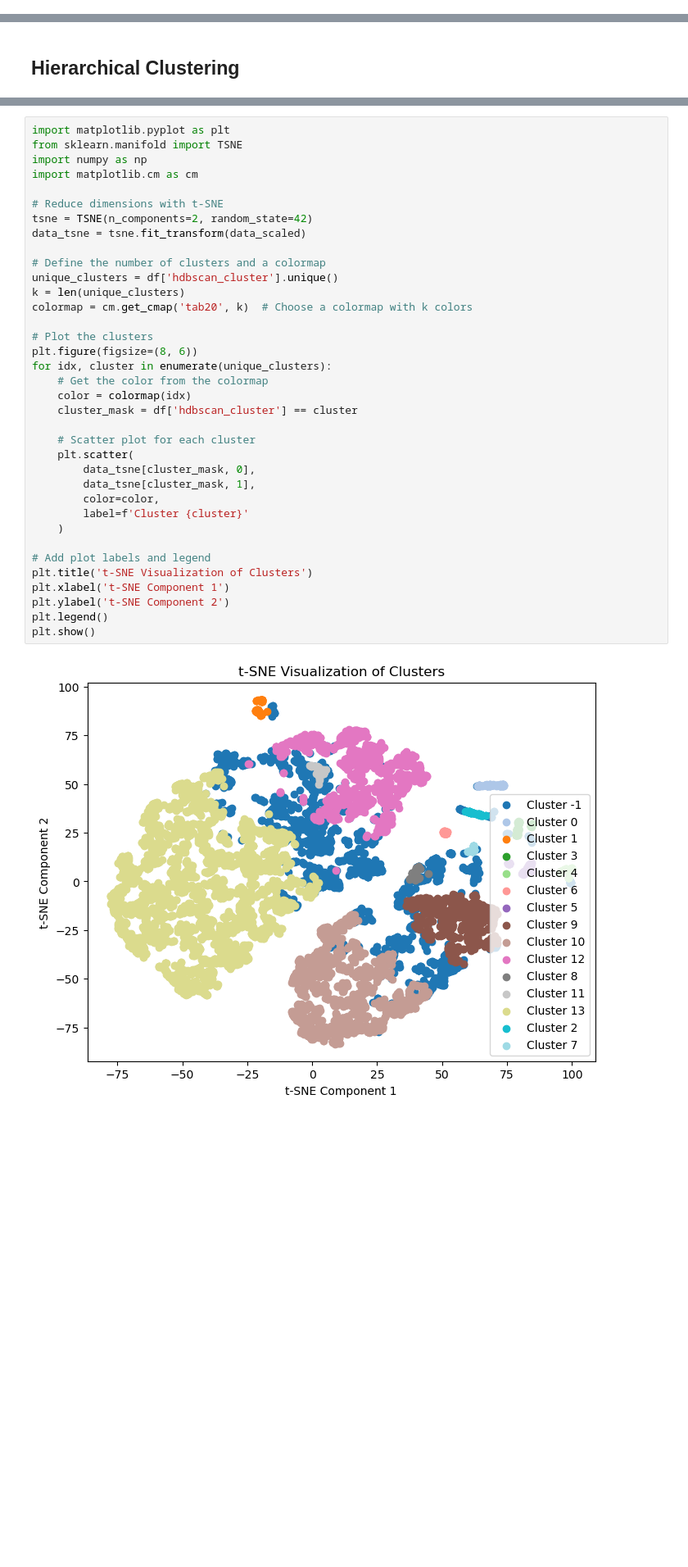
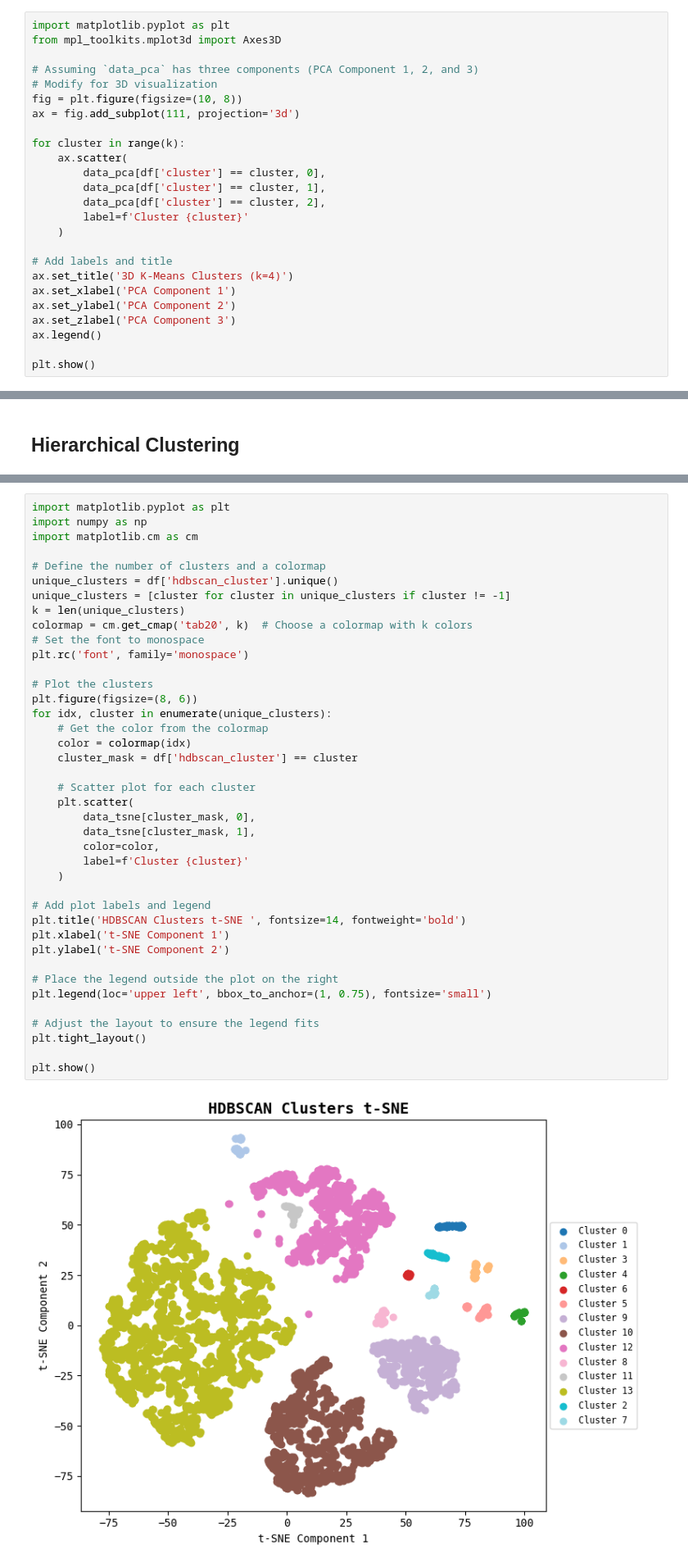
Before and after one commit to tgaspe/Clustering_Analysis, a Jupyter notebook: multivarite_data_analysis.ipynb, the cells around one changed output, grey strips where cells are left out. Shown at 82% size. Saved outputs shown, nothing was run; the diff lists cells and outputs as text; blank space fills up the shorter version.

```diff
--- a/multivarite_data_analysis.ipynb
+++ b/multivarite_data_analysis.ipynb
@@ -277,0 +260,25 @@ plt.show()
+# %%
+import matplotlib.pyplot as plt
+from mpl_toolkits.mplot3d import Axes3D
+
+# Assuming `data_pca` has three components (PCA Component 1, 2, and 3)
+# Modify for 3D visualization
+fig = plt.figure(figsize=(10, 8))
+ax = fig.add_subplot(111, projection='3d')
+
+for cluster in range(k):
+    ax.scatter(
+        data_pca[df['cluster'] == cluster, 0],
+        data_pca[df['cluster'] == cluster, 1],
+        data_pca[df['cluster'] == cluster, 2],
+        label=f'Cluster {cluster}'
+    )
+
+# Add labels and title
+ax.set_title('3D K-Means Clusters (k=4)')
+ax.set_xlabel('PCA Component 1')
+ax.set_ylabel('PCA Component 2')
+ax.set_zlabel('PCA Component 3')
+ax.legend()
+
+plt.show()
@@ -686,38 +714,42 @@ plt.show()
 # %%
 import matplotlib.pyplot as plt
-from sklearn.manifold import TSNE
 import numpy as np
 import matplotlib.cm as cm
 
-# Reduce dimensions with t-SNE
-tsne = TSNE(n_components=2, random_state=42)
-data_tsne = tsne.fit_transform(data_scaled)
-
 # Define the number of clusters and a colormap
 unique_clusters = df['hdbscan_cluster'].unique()
+unique_clusters = [cluster for cluster in unique_clusters if cluster != -1]
 k = len(unique_clusters)
 colormap = cm.get_cmap('tab20', k)  # Choose a colormap with k colors
+# Set the font to monospace
+plt.rc('font', family='monospace')
 
 # Plot the clusters
 plt.figure(figsize=(8, 6))
 for idx, cluster in enumerate(unique_clusters):
     # Get the color from the colormap
     color = colormap(idx)
     cluster_mask = df['hdbscan_cluster'] == cluster
 
     # Scatter plot for each cluster
     plt.scatter(
         data_tsne[cluster_mask, 0],
         data_tsne[cluster_mask, 1],
         color=color,
         label=f'Cluster {cluster}'
     )
 
 # Add plot labels and legend
-plt.title('t-SNE Visualization of Clusters')
+plt.title('HDBSCAN Clusters t-SNE ', fontsize=14, fontweight='bold')
 plt.xlabel('t-SNE Component 1')
 plt.ylabel('t-SNE Component 2')
-plt.legend()
+
+# Place the legend outside the plot on the right
+plt.legend(loc='upper left', bbox_to_anchor=(1, 0.75), fontsize='small')
+
+# Adjust the layout to ensure the legend fits
+plt.tight_layout()
+
 plt.show()
 # %% [output]
-[figure, old version]
+[figure, new version]
```
Also changed, not shown: parts of 53 cells of this notebook, 2 other files.
